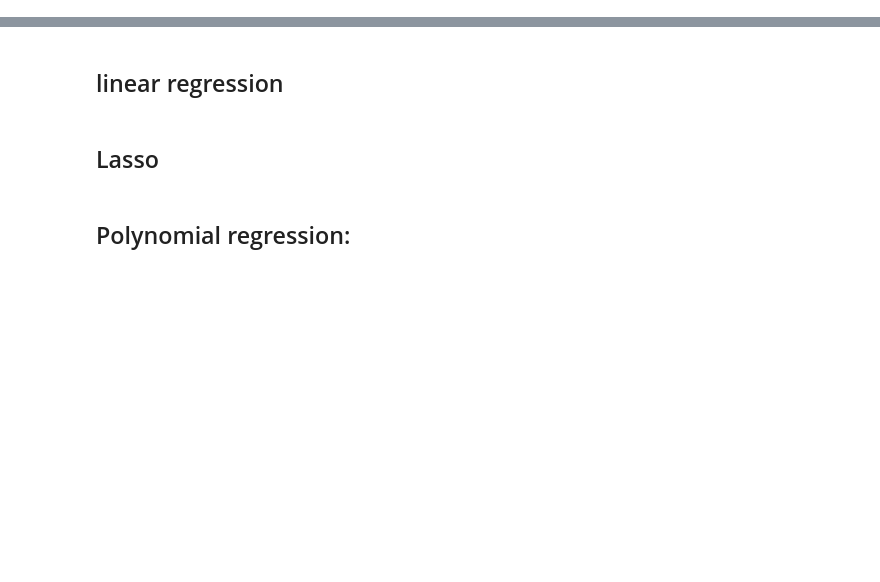
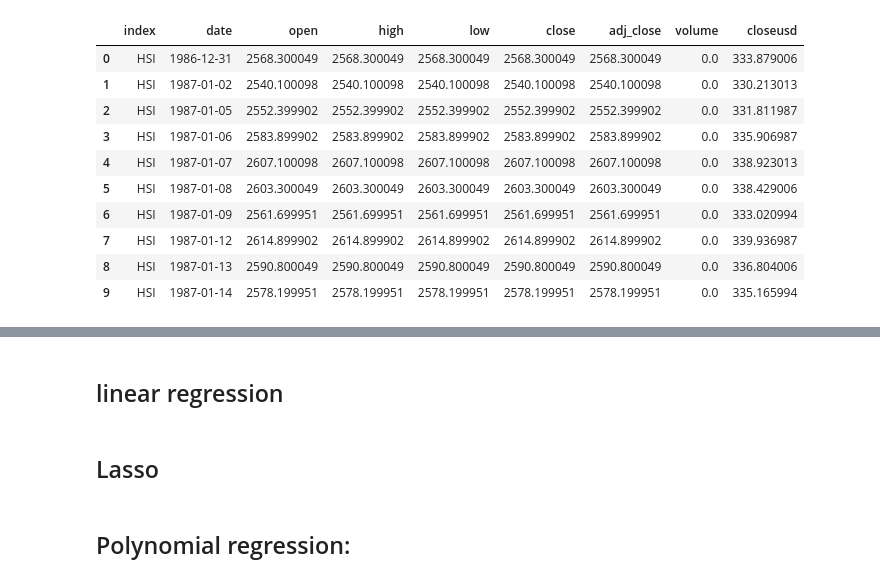
Before and after one commit to blue-debug/Security-van-evolutionary-algorithm, a Jupyter notebook: security/leaning from data.ipynb, the cells around one changed output, grey strips where cells are left out. Cells and saved outputs as stored; diff of their text form; code cells hidden in the pictures; blank space fills up the shorter version.

```diff
--- a/security/leaning from data.ipynb
+++ b/security/leaning from data.ipynb
@@ -30,14 +40,26 @@ display(df)
 # %%
 # Convert Date column to datetime
 df.loc[:, 'Date'] = pd.to_datetime(df['Date'],format='%Y-%m-%d')
 
 # Change all column headings to be lower case, and remove spacing
 df.columns = [str(x).lower().replace(' ', '_') for x in df.columns]
 
 # Get month of each sample
-df['month'] = df['date'].dt.month
+# df['month'] = df['date'].dt.month
 
-# Sort by datetime
-df.sort_values(by='date', inplace=True, ascending=True)
+# # Sort by datetime
+# df.sort_values(by='date', inplace=True, ascending=True)
 
 df.head(10)
+# %% [output]
+|  | index | date | open | high | low | close | adj_close | volume | closeusd |
+| 0 | HSI | 1986-12-31 | 2568.300049 | 2568.300049 | 2568.300049 | 2568.300049 | 2568.300049 | 0.0 | 333.879006 |
+| 1 | HSI | 1987-01-02 | 2540.100098 | 2540.100098 | 2540.100098 | 2540.100098 | 2540.100098 | 0.0 | 330.213013 |
+| 2 | HSI | 1987-01-05 | 2552.399902 | 2552.399902 | 2552.399902 | 2552.399902 | 2552.399902 | 0.0 | 331.811987 |
+| 3 | HSI | 1987-01-06 | 2583.899902 | 2583.899902 | 2583.899902 | 2583.899902 | 2583.899902 | 0.0 | 335.906987 |
+| 4 | HSI | 1987-01-07 | 2607.100098 | 2607.100098 | 2607.100098 | 2607.100098 | 2607.100098 | 0.0 | 338.923013 |
+| 5 | HSI | 1987-01-08 | 2603.300049 | 2603.300049 | 2603.300049 | 2603.300049 | 2603.300049 | 0.0 | 338.429006 |
+| 6 | HSI | 1987-01-09 | 2561.699951 | 2561.699951 | 2561.699951 | 2561.699951 | 2561.699951 | 0.0 | 333.020994 |
+| 7 | HSI | 1987-01-12 | 2614.899902 | 2614.899902 | 2614.899902 | 2614.899902 | 2614.899902 | 0.0 | 339.936987 |
+| 8 | HSI | 1987-01-13 | 2590.800049 | 2590.800049 | 2590.800049 | 2590.800049 | 2590.800049 | 0.0 | 336.804006 |
+| 9 | HSI | 1987-01-14 | 2578.199951 | 2578.199951 | 2578.199951 | 2578.199951 | 2578.199951 | 0.0 | 335.165994 |
```
Also changed, not shown: parts of 30 cells of this notebook.
